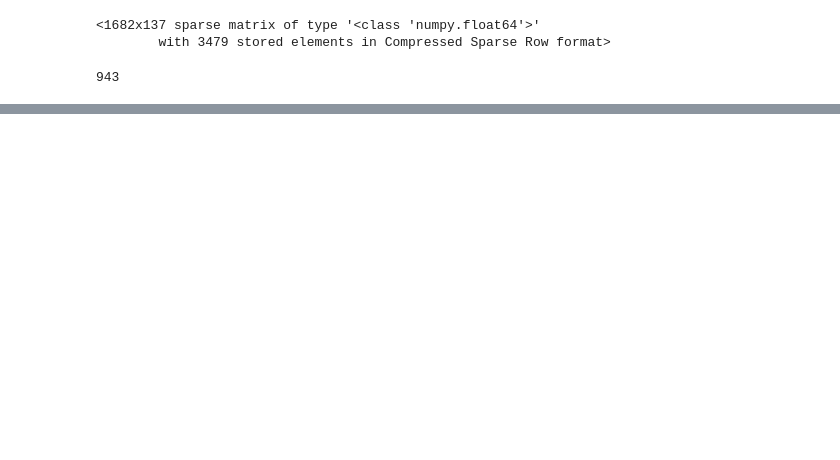
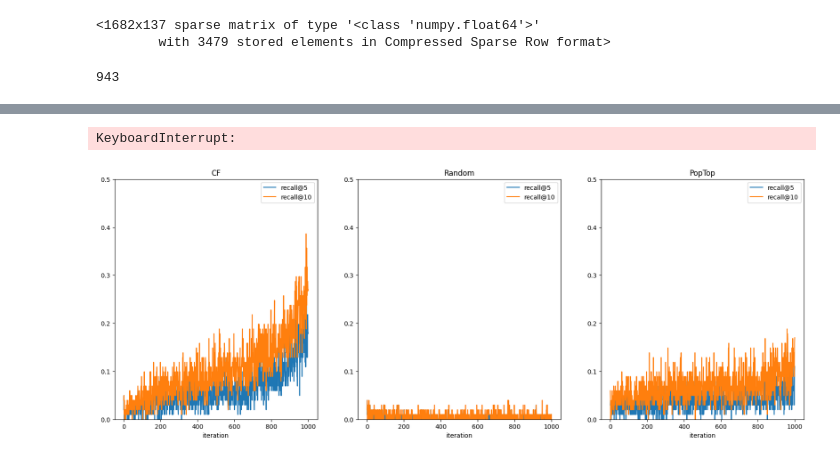
Before and after one commit to intsystems/2024-Project-144, a Jupyter notebook: code/BaseLine_Algorythm.ipynb, the cells around one changed output, grey strips where cells are left out. Cells and saved outputs as stored; diff of their text form; code cells hidden in the pictures; blank space fills up the shorter version.

```diff
--- a/code/BaseLine_Algorythm.ipynb
+++ b/code/BaseLine_Algorythm.ipynb
@@ -395,0 +346,43 @@ Global metrics: {'recall@5': 0.4499, 'recall@10': 0.588}
+# %%
+def calc_metrics(evaluator, model):
+    cf_global_metrics, _ = evaluator.evaluate_model(model)
+    return cf_global_metrics['recall@5'], cf_global_metrics['recall@10']
+# %%
+num_of_steps = 1000
+
+len_of_new_data = ratings.shape[0] / num_of_steps
+
+results = {
+    "CF": [],
+    "Random": [],
+    "PopTop": []
+}
+
+for i in tqdm(range(1, num_of_steps)):
+
+    ratings_train = ratings.loc[:len_of_new_data * i]
+    ratings_test = ratings.loc[len_of_new_data * i: len_of_new_data * (i + 1)]
+    model_evaluator = ModelEvaluator(ratings_train, ratings_test)
+    results["CF"].append(calc_metrics(model_evaluator, CFRecommender(ratings_train, movies)))
+    results["Random"].append(calc_metrics(model_evaluator, RandomRecommender(ratings_train)))
+    results["PopTop"].append(calc_metrics(model_evaluator, PopularityRecommender(ratings_train)))
+# %% [output]
+KeyboardInterrupt:
+# %%
+def print_mectics(name, results, ax):
+    res = np.array(results[name]).T
+    ax.set_ylim((0, 0.5))
+
+    ax.plot(np.arange(1, num_of_steps), res[0], label='recall@5')
+    ax.plot(np.arange(1, num_of_steps), res[1], label='recall@10')
+    ax.set_title(name)
+    ax.set_xlabel("iteration")
+    ax.legend()
+# %%
+fig, axs = plt.subplots(nrows=1, ncols=3, figsize=(20, 7))
+
+print_mectics("CF", results, axs[0])
+print_mectics("Random", results, axs[1])
+print_mectics("PopTop", results, axs[2])
+# %% [output]
+[figure, added]
```
Also changed, not shown: parts of 17 cells of this notebook, 4 other files.
